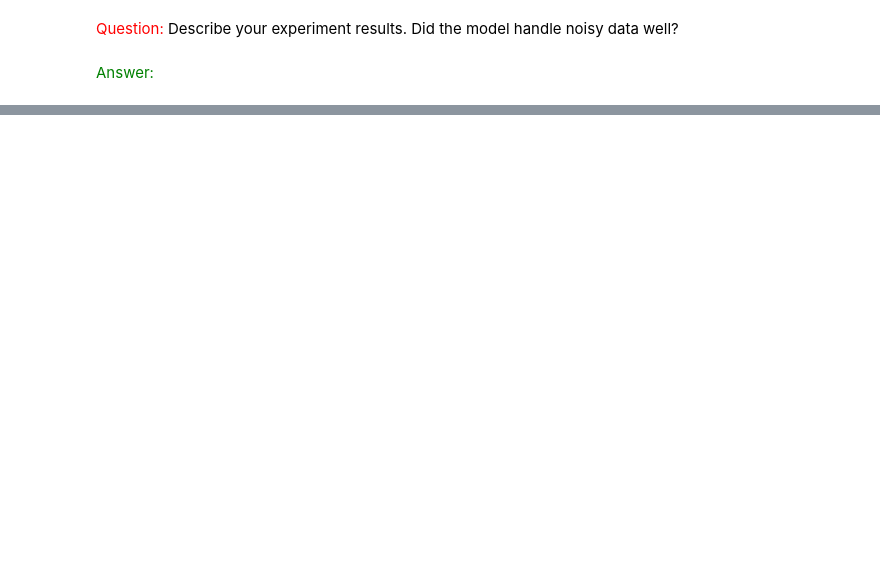
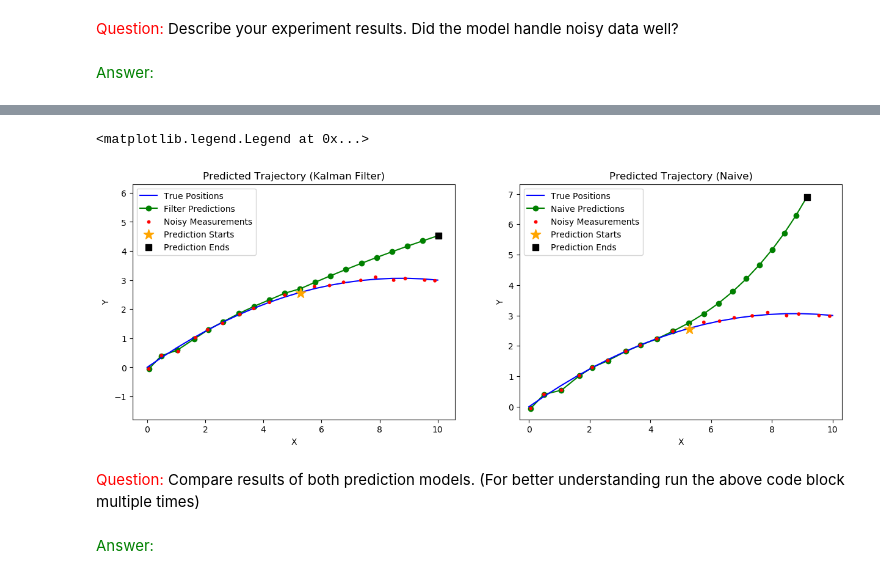
Before and after one commit to MahirGulzar/fundamentals_of_autonomous_driving, a Jupyter notebook: motion_prediction_lab.ipynb, the cells around one changed output, grey strips where cells are left out. Drawn from its saved outputs; the diff is of its cells as text; code cells hidden in the pictures; blank space fills up the shorter version.

```diff
--- a/motion_prediction_lab.ipynb
+++ b/motion_prediction_lab.ipynb
@@ -596,0 +451,80 @@ ax.legend()
+# %%
+from helper import KalmanFilter
+
+
+# Generate the trajectory
+start_point = (0, 0)        # Start of the trajectory
+end_point = (10, 3)         # End of the trajectory
+num_points = 20             # Number of points in the trajectory
+
+original_trajectory = generate_curved_trajectory(start_point, end_point, num_points)
+
+
+n = 10
+measurement_noise = 0.06
+half_len = int((len(trajectory)/2))
+
+###################################
+###### YOUR CODE STARTS HERE ######
+###################################
+
+trajectory_measurement = original_trajectory + np.random.randn(len(original_trajectory), 2) * measurement_noise
+
+kf = KalmanFilter([trajectory_measurement[0][0], trajectory_measurement[0][1]], use_acceleration=True)
+
+filter_predicted_trajectory = []
+prediction_counter = 0
+for i in range(len(trajectory_measurement)):
+    kf.predict()
+
+    if(i <= half_len):
+        kf.update(trajectory_measurement[i])
+        filter_predicted_trajectory.append(kf.get_state()[0:2])
+
+    else:
+        if prediction_counter < n:
+            prediction_counter += 1
+            filter_predicted_trajectory.append(kf.get_state()[0:2])
+        else:
+            break
+
+filter_predicted_trajectory = np.array(filter_predicted_trajectory)
+
+
+naive_predicted_trajectory = predict_trajectory(trajectory_measurement[:half_len], n, use_acceleration=True)
+
+#################################
+###### YOUR CODE ENDS HERE ######
+#################################
+
+
+fig, (ax1, ax2) = plt.subplots(nrows=1, ncols=2, figsize=(15, 5))
+ax1.plot(original_trajectory[:, 0], original_trajectory[:, 1], 'b-', label='True Positions',  zorder=2)
+ax1.scatter(trajectory_measurement[:,0], trajectory_measurement[:,1], label='Noisy Measurements',s=[10]*(len(trajectory_measurement)), color='r', zorder=3)
+ax1.plot(filter_predicted_trajectory[:,0], filter_predicted_trajectory[:,1], 'bo-', label='Filter Predictions', color='g',  zorder=1)
+ax1.scatter(trajectory_measurement[half_len][0], trajectory_measurement[half_len][1], label='Prediction Starts', marker='*', color='orange', s=[150],  zorder=3)
+ax1.scatter(filter_predicted_trajectory[-1:,0], filter_predicted_trajectory[-1:,1], label='Prediction Ends', marker='s'  , color='black', s=[50],  zorder=3)
+ax1.axis('equal')
+ax1.set_xlabel('X')
+ax1.set_ylabel('Y')
+ax1.set_title('Predicted Trajectory (Kalman Filter)')
+ax1.legend()
+
+ax2.plot(original_trajectory[:, 0], original_trajectory[:, 1], 'b-', label='True Positions',  zorder=2)
+ax2.scatter(trajectory_measurement[:,0], trajectory_measurement[:,1], label='Noisy Measurements',s=[10]*(len(trajectory_measurement)), color='r', zorder=3)
+ax2.plot(naive_predicted_trajectory[:,0], naive_predicted_trajectory[:,1], 'bo-', label='Naive Predictions', color='green',  zorder=1)
+ax2.scatter(trajectory_measurement[half_len][0], trajectory_measurement[half_len][1], label='Prediction Starts', marker='*', color='orange', s=[150],  zorder=3)
+ax2.scatter(naive_predicted_trajectory[-1:,0], naive_predicted_trajectory[-1:,1], label='Prediction Ends', marker='s'  , color='black', s=[50],  zorder=3)
+ax2.axis('equal')
+ax2.set_xlabel('X')
+ax2.set_ylabel('Y')
+ax2.set_title('Predicted Trajectory (Naive)')
+ax2.legend()
+# %% [output]
+<matplotlib.legend.Legend at 0x...>
+[figure, added]
+# %% [markdown]
+<span style="color:Red">Question: </span> Compare results of both prediction models. (For better understanding run the above code block multiple times)
+<br>
+# %% [markdown]
+<span style="color:Green">Answer: </span>
```
Also changed, not shown: parts of 21 cells of this notebook, 1 other file.
